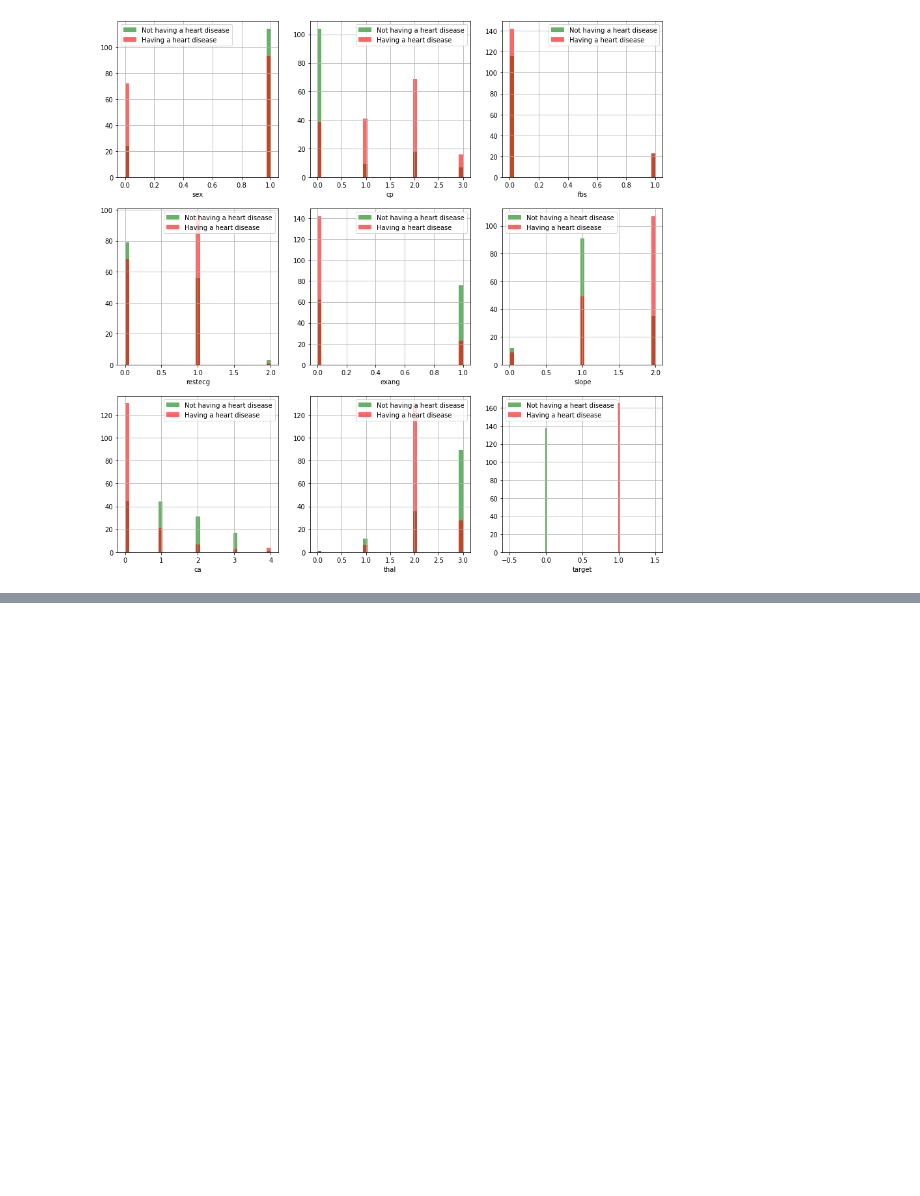
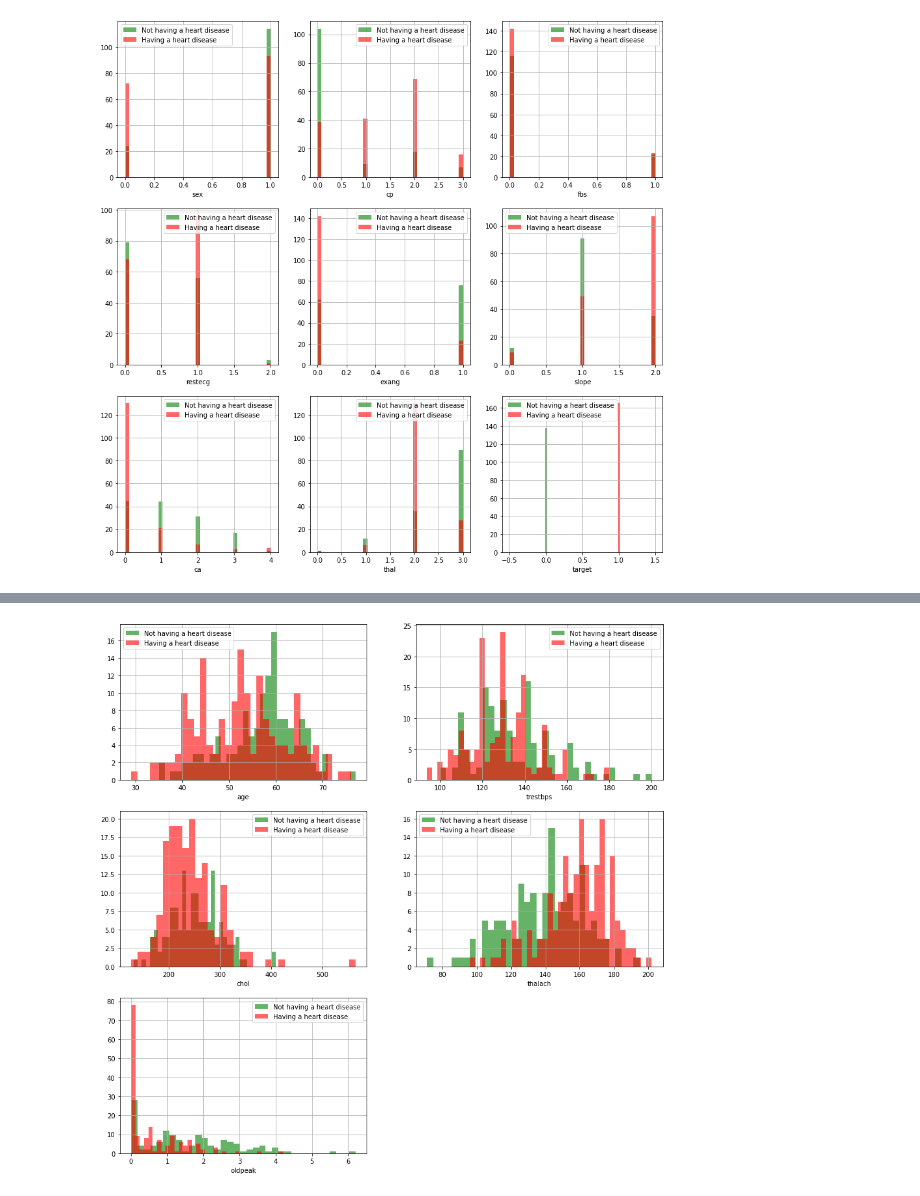
Before and after one commit to simgemulla/heart-disease-prediction, a Jupyter notebook: heart_disease_prediction.ipynb, the cells around one changed output, grey strips where cells are left out. Cells and saved outputs as stored; diff of their text form; code cells hidden in the pictures; blank space fills up the shorter version.

Commit message:
data analysis charts added.
data analysis charts added.

```diff
--- a/heart_disease_prediction.ipynb
+++ b/heart_disease_prediction.ipynb
@@ -117,0 +140,12 @@ for i,column in enumerate(categorical_values,1):
+# %%
+plt.figure(figsize = (15,15))
+
+for i,column in enumerate(continous_values,1):
+    plt.subplot(3,2,i)
+    df[df["target"] == 0][column].hist(bins = 35, color = 'green', label = 'Not having a heart disease',
+                                       alpha = 0.6)
+    df[df["target"] == 1][column].hist(bins = 35, color = 'red', label = 'Having a heart disease', alpha = 0.6)
+    plt.legend()
+    plt.xlabel(column)
+# %% [output]
+[figure, added]
```
Also changed, not shown: parts of 10 cells of this notebook.
